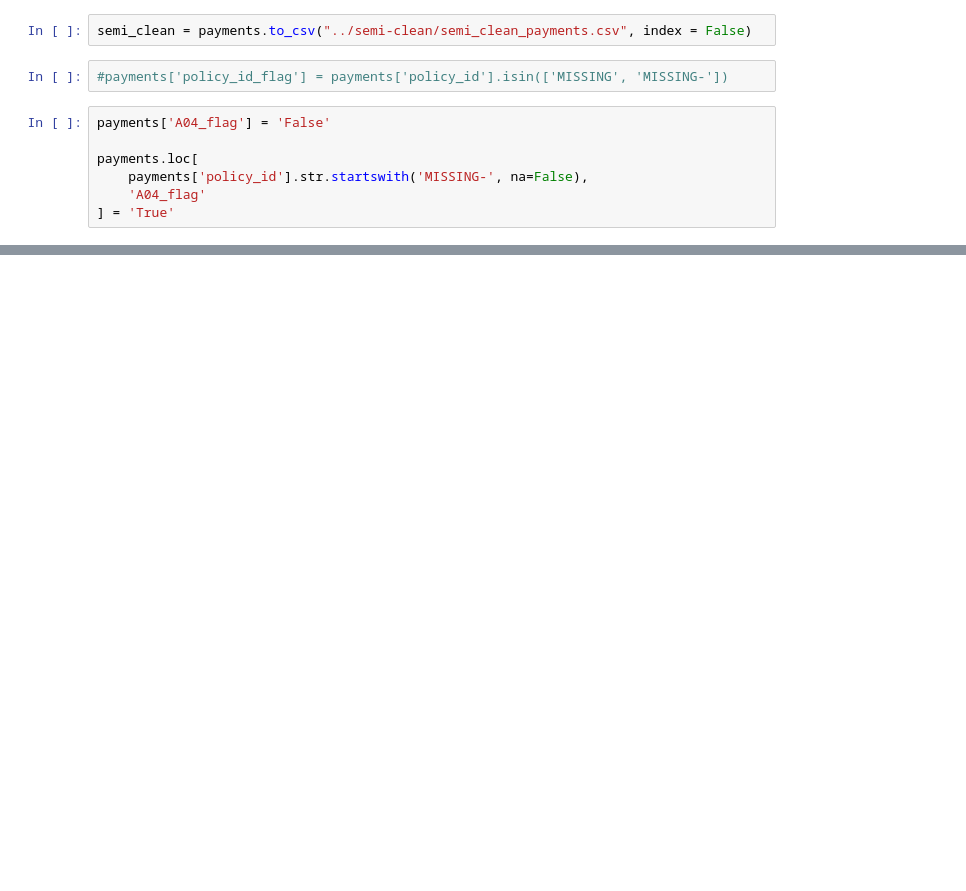
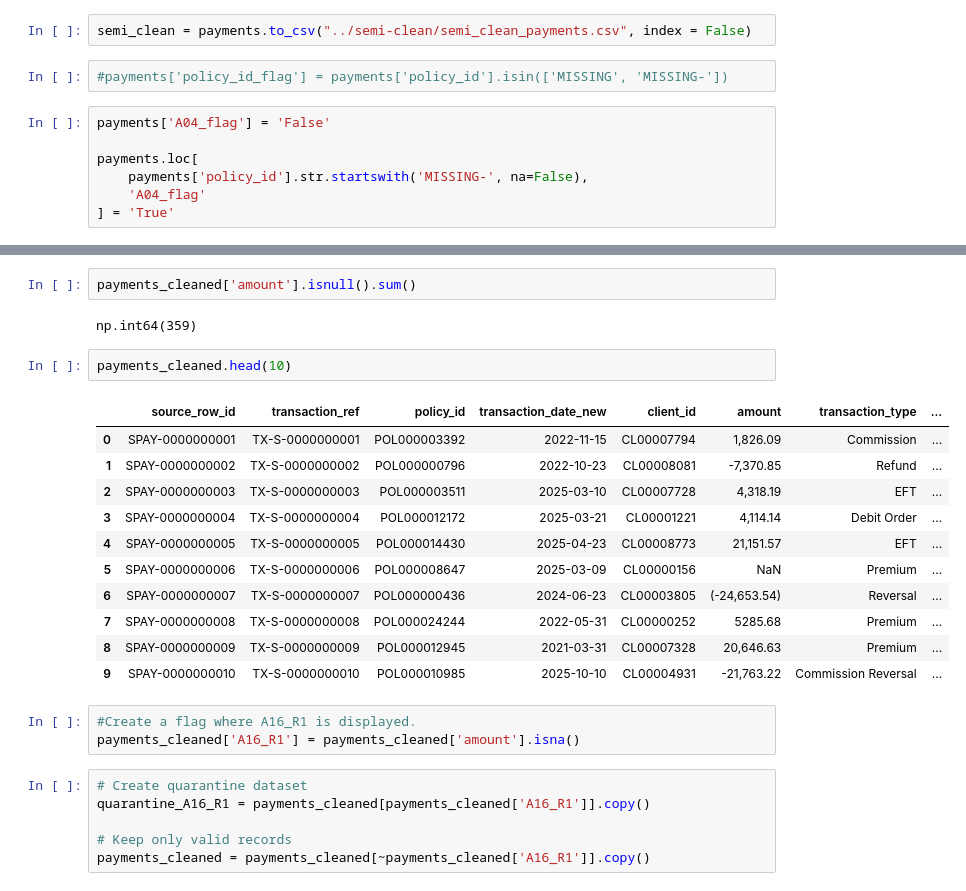
Before and after one commit to LuckyTwala0000/Sanlam-Life-Wealth-1-Retirement, a Jupyter notebook: Notebook/Melvin_cleaning_.ipynb, the cells around one changed output, grey strips where cells are left out. Drawn from its saved outputs; the diff is of its cells as text; blank space fills up the shorter version.

```diff
--- a/Notebook/Melvin_cleaning_.ipynb
+++ b/Notebook/Melvin_cleaning_.ipynb
@@ -195,0 +512,27 @@ payments.loc[
+# %%
+payments_cleaned['amount'].isnull().sum()
+# %% [output]
+np.int64(359)
+# %%
+payments_cleaned.head(10)
+# %% [output]
+|  | source_row_id | transaction_ref | policy_id | transaction_date_new | client_id | amount | transaction_type | ... |
+| 0 | SPAY-0000000001 | TX-S-0000000001 | POL000003392 | 2022-11-15 | CL00007794 | 1,826.09 | Commission | ... |
+| 1 | SPAY-0000000002 | TX-S-0000000002 | POL000000796 | 2022-10-23 | CL00008081 | -7,370.85 | Refund | ... |
+| 2 | SPAY-0000000003 | TX-S-0000000003 | POL000003511 | 2025-03-10 | CL00007728 | 4,318.19 | EFT | ... |
+| 3 | SPAY-0000000004 | TX-S-0000000004 | POL000012172 | 2025-03-21 | CL00001221 | 4,114.14 | Debit Order | ... |
+| 4 | SPAY-0000000005 | TX-S-0000000005 | POL000014430 | 2025-04-23 | CL00008773 | 21,151.57 | EFT | ... |
+| 5 | SPAY-0000000006 | TX-S-0000000006 | POL000008647 | 2025-03-09 | CL00000156 | NaN | Premium | ... |
+| 6 | SPAY-0000000007 | TX-S-0000000007 | POL000000436 | 2024-06-23 | CL00003805 | (-24,653.54) | Reversal | ... |
+| 7 | SPAY-0000000008 | TX-S-0000000008 | POL000024244 | 2022-05-31 | CL00000252 | 5285.68 | Premium | ... |
+| 8 | SPAY-0000000009 | TX-S-0000000009 | POL000012945 | 2021-03-31 | CL00007328 | 20,646.63 | Premium | ... |
+| 9 | SPAY-0000000010 | TX-S-0000000010 | POL000010985 | 2025-10-10 | CL00004931 | -21,763.22 | Commission Reversal | ... |
+# %%
+#Create a flag where A16_R1 is displayed.
+payments_cleaned['A16_R1'] = payments_cleaned['amount'].isna()
+# %%
+# Create quarantine dataset
+quarantine_A16_R1 = payments_cleaned[payments_cleaned['A16_R1']].copy()
+
+# Keep only valid records
+payments_cleaned = payments_cleaned[~payments_cleaned['A16_R1']].copy()
```
Also changed, not shown: parts of 43 cells of this notebook, 4 other files.
